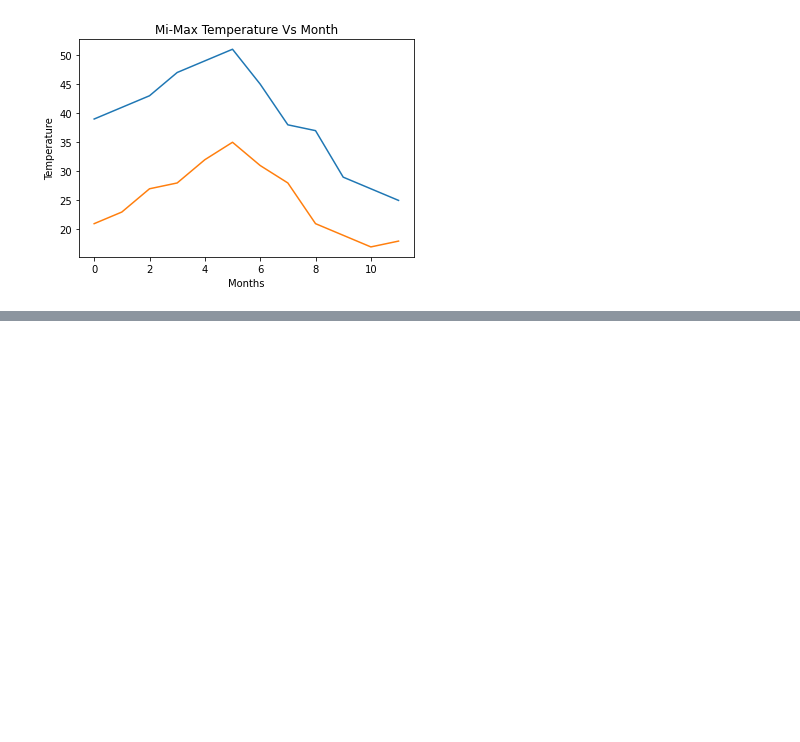
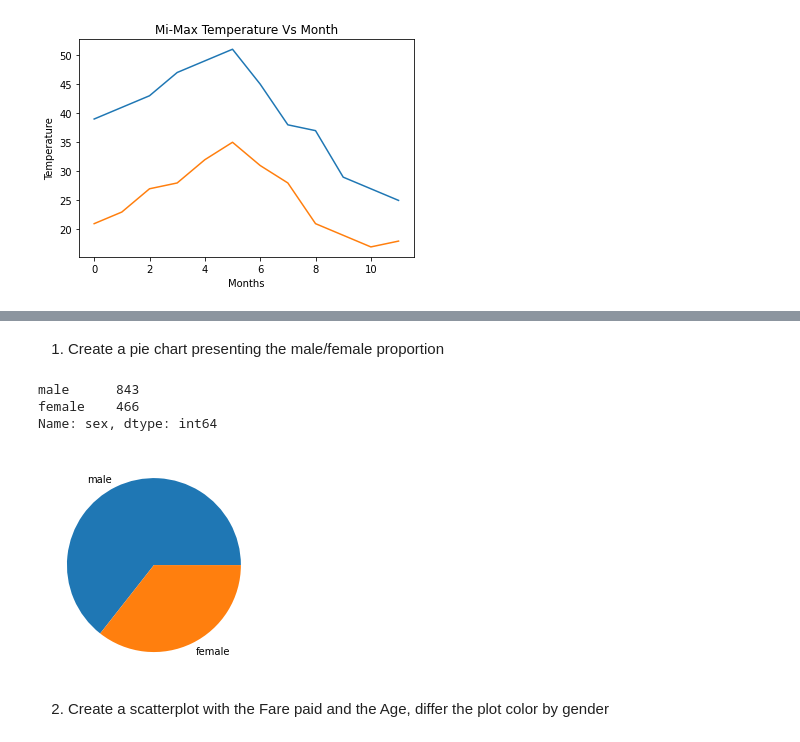
Before and after one commit to Rahulgarg95/deep_learning, a Jupyter notebook: matplot_assignment.ipynb, the cells around one changed output, grey strips where cells are left out. Saved outputs shown, nothing was run; the diff lists cells and outputs as text; code cells hidden in the pictures; blank space fills up the shorter version.

```diff
--- a/matplot_assignment.ipynb
+++ b/matplot_assignment.ipynb
@@ -18,0 +30,5 @@ Text(0.5, 1.0, 'Mi-Max Temperature Vs Month')
+# %%
+url='https://raw.githubusercontent.com/Geoyi/Cleaning-Titanic-Data/master/titanic_original.csv'
+# %%
+import pandas as pd
+titanic = pd.read_csv(url)
@@ -18,0 +44,15 @@ Text(0.5, 1.0, 'Mi-Max Temperature Vs Month')
+# %% [markdown]
+1. Create a pie chart presenting the male/female proportion
+# %%
+titanic['sex'].value_counts()
+# %% [output]
+male      843
+female    466
+Name: sex, dtype: int64
+# %%
+plt.pie(titanic['sex'].value_counts(),labels=titanic['sex'].value_counts().index)
+plt.show()
+# %% [output]
+[figure, added]
+# %% [markdown]
+2. Create a scatterplot with the Fare paid and the Age, differ the plot color by gender
```
Also changed, not shown: parts of 5 cells of this notebook.
